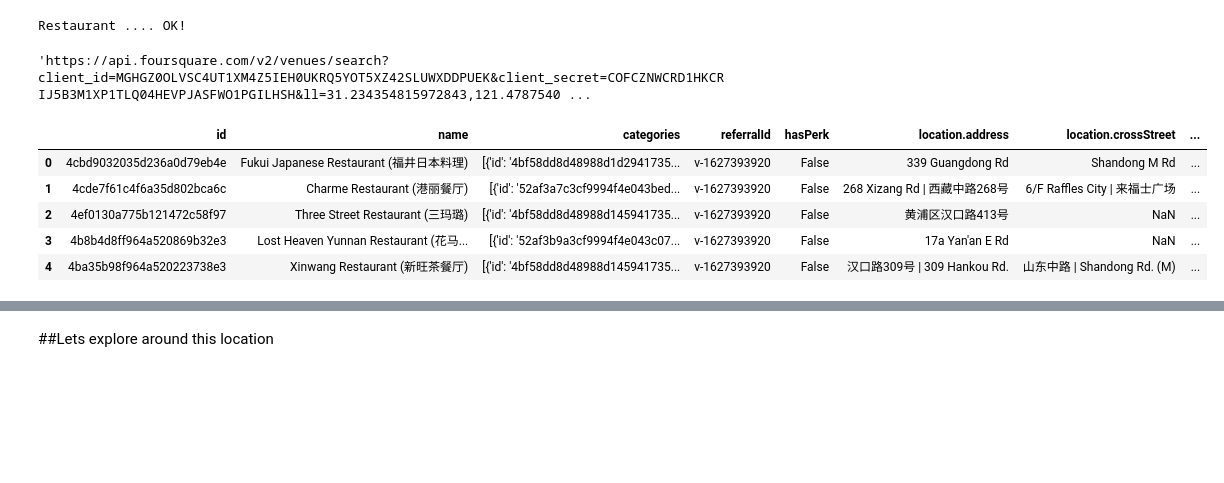
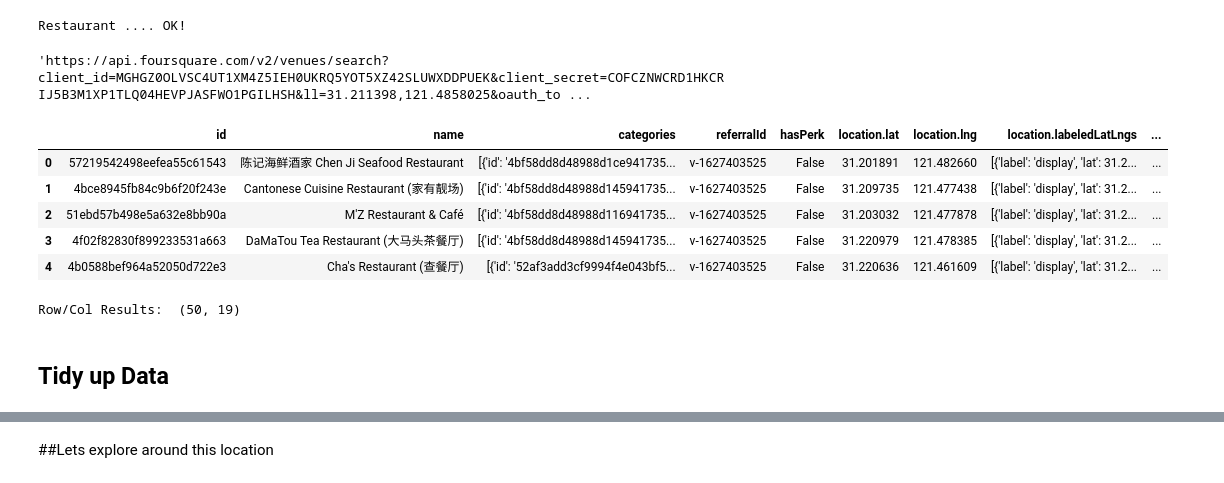
Before and after one commit to csloz/Coursera_Capstone, a Jupyter notebook: Neighbourhood Battles.ipynb, the cells around one changed output, grey strips where cells are left out. Cells and saved outputs as stored; diff of their text form; code cells hidden in the pictures; blank space fills up the shorter version.

```diff
--- a/Neighbourhood Battles.ipynb
+++ b/Neighbourhood Battles.ipynb
@@ -71,13 +75,12 @@ Libraries imported.
 
 CLIENT_ID = 'MGHGZ0OLVSC4UT1XM4Z5IEH0UKRQ5YOT5XZ42SLUWXDDPUEK' # your Foursquare ID
 CLIENT_SECRET = 'COFCZNWCRD1HKCRIJ5B3M1XP1TLQ04HEVPJASFWO1PGILHSH' # your Foursquare Secret
-#google access code DB05TYWDA0F1EPAJFETS52ZMQ3PWDDYFXNVAD345H51QLTYF#_=_
 ACCESS_TOKEN = '0JXEDHYX0LFM1M3P1XLVEV0TNGWOGPVCE4PKVR3E4LSX2MWA' # your FourSquare Access Token
 VERSION = '20180604'
-LIMIT = 30
+LIMIT = 50
 print('Your credentials:')
 print('CLIENT_ID: ' + CLIENT_ID)
-print('CLIENT_SECRET:' + CLIENT_SECRET)
+#print('CLIENT_SECRET:' + CLIENT_SECRET)
 # %% [output]
 Your credentials:
 CLIENT_ID: MGHGZ0OLVSC4UT1XM4Z5IEH0UKRQ5YOT5XZ42SLUWXDDPUEK
@@ -118,21 +121,26 @@ Restaurant .... OK!
 url = 'https://api.foursquare.com/v2/venues/search?client_id={}&client_secret={}&ll={},{}&oauth_token={}&v={}&query={}&radius={}&limit={}'.format(CLIENT_ID, CLIENT_SECRET, latitude, longitude,ACCESS_TOKEN, VERSION, search_query, radius, LIMIT)
 url
 # %% [output]
-'https://api.foursquare.com/v2/venues/search?client_id=MGHGZ0OLVSC4UT1XM4Z5IEH0UKRQ5YOT5XZ42SLUWXDDPUEK&client_secret=COFCZNWCRD1HKCRIJ5B3M1XP1TLQ04HEVPJASFWO1PGILHSH&ll=31.234354815972843,121.4787540 ...
+'https://api.foursquare.com/v2/venues/search?client_id=MGHGZ0OLVSC4UT1XM4Z5IEH0UKRQ5YOT5XZ42SLUWXDDPUEK&client_secret=COFCZNWCRD1HKCRIJ5B3M1XP1TLQ04HEVPJASFWO1PGILHSH&ll=31.211398,121.4858025&oauth_to ...
 # %%
 results = requests.get(url).json()
 venues = results['response']['venues']
 
 # tranform venues into a dataframe
 dataframe = json_normalize(venues)
-dataframe.head()
+
+display_html(dataframe.head())
+print ("Row/Col Results: ",dataframe.shape)
 # %% [output]
-|  | id | name | categories | referralId | hasPerk | location.address | location.crossStreet | ... |
-| 0 | 4cbd9032035d236a0d79eb4e | Fukui Japanese Restaurant (福井日本料理) | [{'id': '4bf58dd8d48988d1d2941735... | v-1627393920 | False | 339 Guangdong Rd | Shandong M Rd | ... |
-| 1 | 4cde7f61c4f6a35d802bca6c | Charme Restaurant (港丽餐厅) | [{'id': '52af3a7c3cf9994f4e043bed... | v-1627393920 | False | 268 Xizang Rd | 西藏中路268号 | 6/F Raffles City | 来福士广场 | ... |
-| 2 | 4ef0130a775b121472c58f97 | Three Street Restaurant (三玛璐) | [{'id': '4bf58dd8d48988d145941735... | v-1627393920 | False | 黄浦区汉口路413号 | NaN | ... |
-| 3 | 4b8b4d8ff964a520869b32e3 | Lost Heaven Yunnan Restaurant (花马... | [{'id': '52af3b9a3cf9994f4e043c07... | v-1627393920 | False | 17a Yan'an E Rd | NaN | ... |
-| 4 | 4ba35b98f964a520223738e3 | Xinwang Restaurant (新旺茶餐厅) | [{'id': '4bf58dd8d48988d145941735... | v-1627393920 | False | 汉口路309号 | 309 Hankou Rd. | 山东中路 | Shandong Rd. (M) | ... |
+|  | id | name | categories | referralId | hasPerk | location.lat | location.lng | location.labeledLatLngs | ... |
+| 0 | 57219542498eefea55c61543 | 陈记海鲜酒家 Chen Ji Seafood Restaurant | [{'id': '4bf58dd8d48988d1ce941735... | v-1627403525 | False | 31.201891 | 121.482660 | [{'label': 'display', 'lat': 31.2... | ... |
+| 1 | 4bce8945fb84c9b6f20f243e | Cantonese Cuisine Restaurant (家有靓场) | [{'id': '4bf58dd8d48988d145941735... | v-1627403525 | False | 31.209735 | 121.477438 | [{'label': 'display', 'lat': 31.2... | ... |
+| 2 | 51ebd57b498e5a632e8bb90a | M'Z Restaurant & Café | [{'id': '4bf58dd8d48988d116941735... | v-1627403525 | False | 31.203032 | 121.477878 | [{'label': 'display', 'lat': 31.2... | ... |
+| 3 | 4f02f82830f899233531a663 | DaMaTou Tea Restaurant (大马头茶餐厅) | [{'id': '4bf58dd8d48988d145941735... | v-1627403525 | False | 31.220979 | 121.478385 | [{'label': 'display', 'lat': 31.2... | ... |
+| 4 | 4b0588bef964a52050d722e3 | Cha's Restaurant (查餐厅) | [{'id': '52af3add3cf9994f4e043bf5... | v-1627403525 | False | 31.220636 | 121.461609 | [{'label': 'display', 'lat': 31.2... | ... |
+Row/Col Results:  (50, 19)
+# %% [markdown]
+## Tidy up Data
 # %%
 # keep only columns that include venue name, and anything that is associated with location
 filtered_columns = ['name', 'categories'] + [col for col in dataframe.columns if col.startswith('location.')] + ['id']
```
Also changed, not shown: parts of 37 cells of this notebook.
